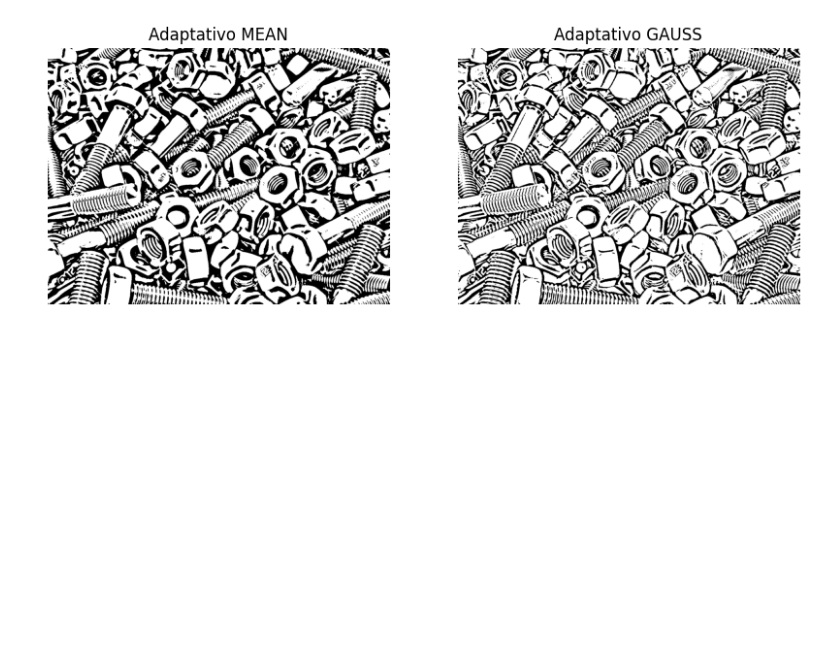
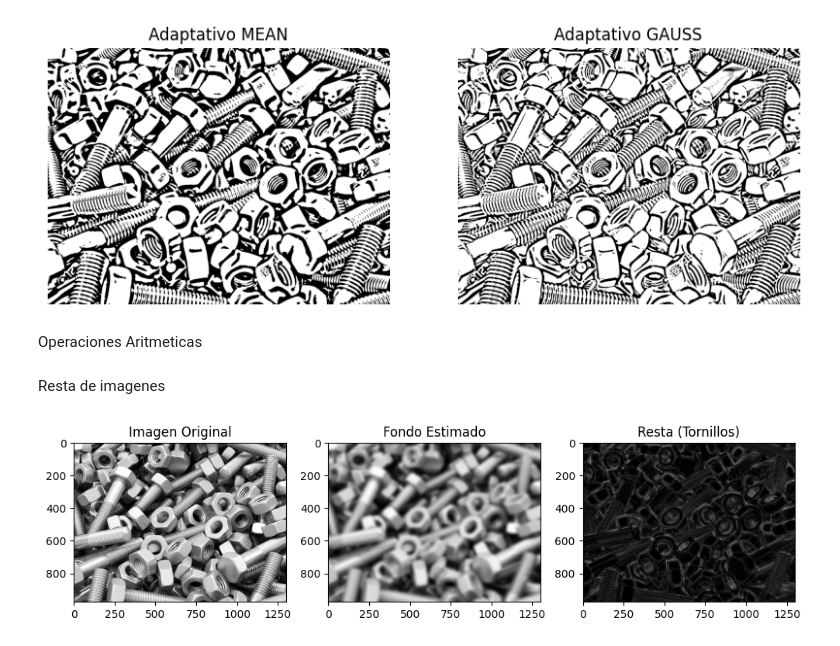
Before and after one commit to Astolfo34/Parcial_1VisionArtificial, a Jupyter notebook: tornillos.ipynb, the cells around one changed output. Saved outputs shown, nothing was run; the diff lists cells and outputs as text; code cells hidden in the pictures; blank space fills up the shorter version.

```diff
--- a/tornillos.ipynb
+++ b/tornillos.ipynb
@@ -102,3 +102,28 @@ plt.subplot(1,2,2); plt.imshow(bin_adapt_gauss, cmap='gray'); plt.title('Adaptat
 plt.show()
 # %% [output]
 [figure]
+# %% [markdown]
+Operaciones Aritmeticas
+# %% [markdown]
+Resta de imagenes
+# %%
+import cv2
+import matplotlib.pyplot as plt
+
+# Cargar la imagen
+tornillos = cv2.imread("img1.jpg", cv2.IMREAD_GRAYSCALE)
+
+# Simular fondo con desenfoque
+fondo = cv2.GaussianBlur(tornillos, (51, 51), 0)
+
+# Resta entre imagen y fondo
+resta = cv2.absdiff(tornillos, fondo)
+
+# Mostrar resultados
+plt.figure(figsize=(12,4))
+plt.subplot(1,3,1); plt.imshow(tornillos, cmap="gray"); plt.title("Imagen Original")
+plt.subplot(1,3,2); plt.imshow(fondo, cmap="gray"); plt.title("Fondo Estimado")
+plt.subplot(1,3,3); plt.imshow(resta, cmap="gray"); plt.title("Resta (Tornillos)")
+plt.show()
+# %% [output]
+[figure, added]
```
Also changed, not shown: parts of 10 cells of this notebook.
